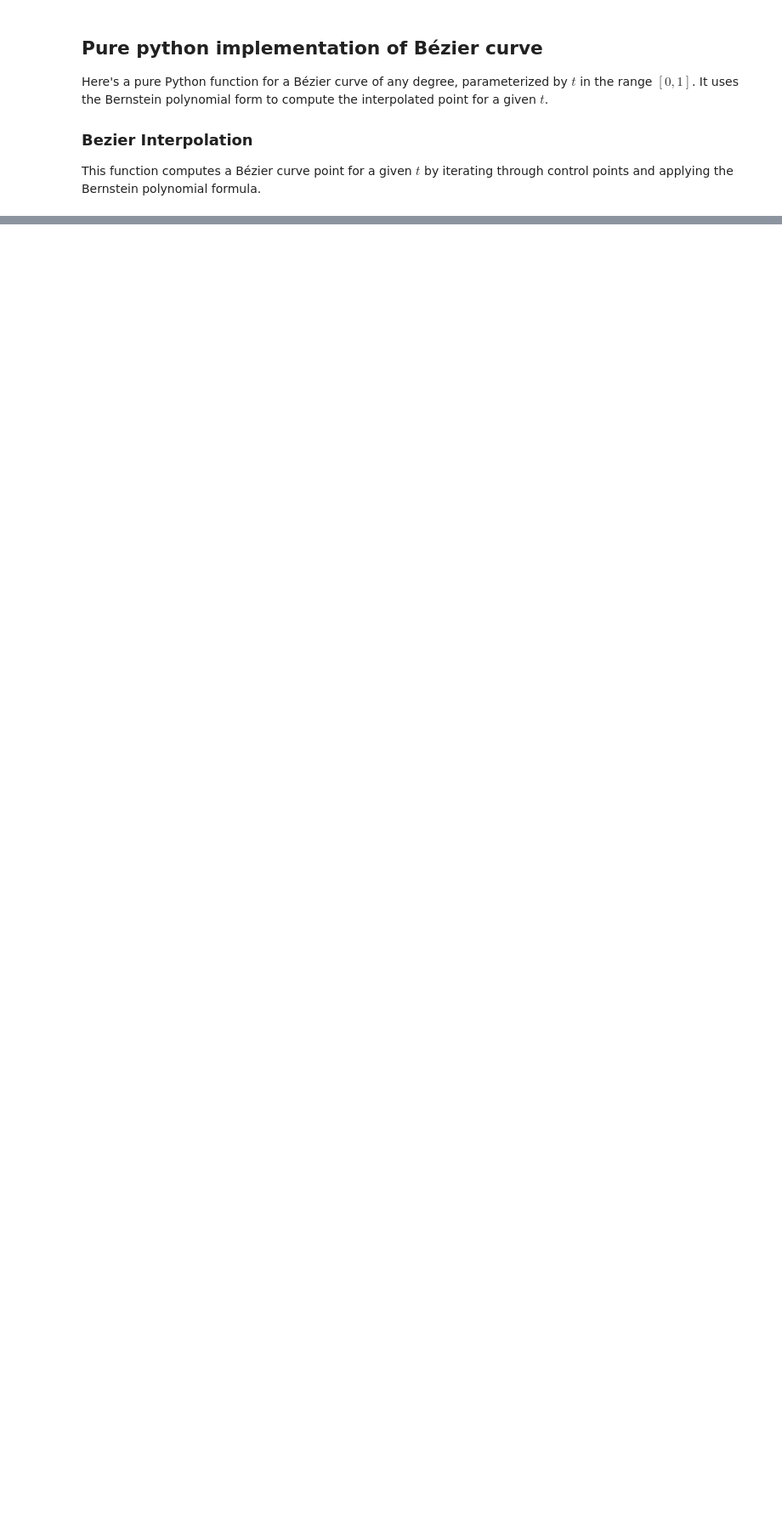
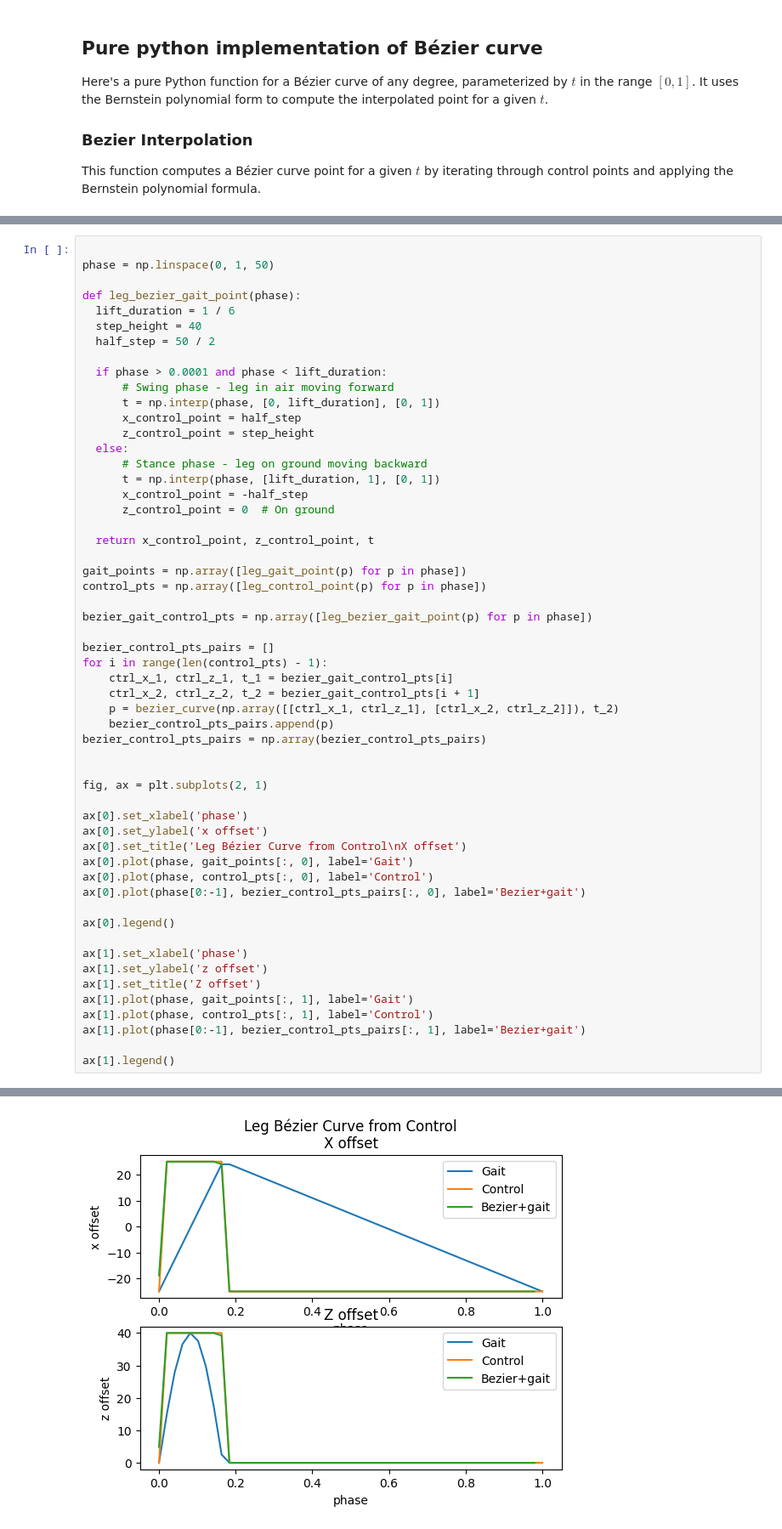
Before and after one commit to Dr-QP/Dr.QP, a Jupyter notebook: notebooks/3_1_appendix_smoothing_splines.ipynb, the cells around one changed output, grey strips where cells are left out. Shown at 85% size. Drawn from its saved outputs; the diff is of its cells as text; blank space fills up the shorter version.

```diff
--- a/notebooks/3_1_appendix_smoothing_splines.ipynb
+++ b/notebooks/3_1_appendix_smoothing_splines.ipynb
@@ -268,0 +277,56 @@ ax[1].legend()
+# %%
+
+phase = np.linspace(0, 1, 50)
+
+def leg_bezier_gait_point(phase):
+  lift_duration = 1 / 6
+  step_height = 40
+  half_step = 50 / 2
+
+  if phase > 0.0001 and phase < lift_duration:
+      # Swing phase - leg in air moving forward
+      t = np.interp(phase, [0, lift_duration], [0, 1])
+      x_control_point = half_step
+      z_control_point = step_height
+  else:
+      # Stance phase - leg on ground moving backward
+      t = np.interp(phase, [lift_duration, 1], [0, 1])
+      x_control_point = -half_step
+      z_control_point = 0  # On ground
+
+  return x_control_point, z_control_point, t
+
+gait_points = np.array([leg_gait_point(p) for p in phase])
+control_pts = np.array([leg_control_point(p) for p in phase])
+
+bezier_gait_control_pts = np.array([leg_bezier_gait_point(p) for p in phase])
+
+bezier_control_pts_pairs = []
+for i in range(len(control_pts) - 1):
+    ctrl_x_1, ctrl_z_1, t_1 = bezier_gait_control_pts[i]
+    ctrl_x_2, ctrl_z_2, t_2 = bezier_gait_control_pts[i + 1]
+    p = bezier_curve(np.array([[ctrl_x_1, ctrl_z_1], [ctrl_x_2, ctrl_z_2]]), t_2)
+    bezier_control_pts_pairs.append(p)
+bezier_control_pts_pairs = np.array(bezier_control_pts_pairs)
+
+
+fig, ax = plt.subplots(2, 1)
+
+ax[0].set_xlabel('phase')
+ax[0].set_ylabel('x offset')
+ax[0].set_title('Leg Bézier Curve from Control\nX offset')
+ax[0].plot(phase, gait_points[:, 0], label='Gait')
+ax[0].plot(phase, control_pts[:, 0], label='Control')
+ax[0].plot(phase[0:-1], bezier_control_pts_pairs[:, 0], label='Bezier+gait')
+
+ax[0].legend()
+
+ax[1].set_xlabel('phase')
+ax[1].set_ylabel('z offset')
+ax[1].set_title('Z offset')
+ax[1].plot(phase, gait_points[:, 1], label='Gait')
+ax[1].plot(phase, control_pts[:, 1], label='Control')
+ax[1].plot(phase[0:-1], bezier_control_pts_pairs[:, 1], label='Bezier+gait')
+
+ax[1].legend()
+# %% [output]
@@ -268,0 +334 @@ ax[1].legend()
+[figure, added]
```
Also changed, not shown: parts of 5 cells of this notebook.
